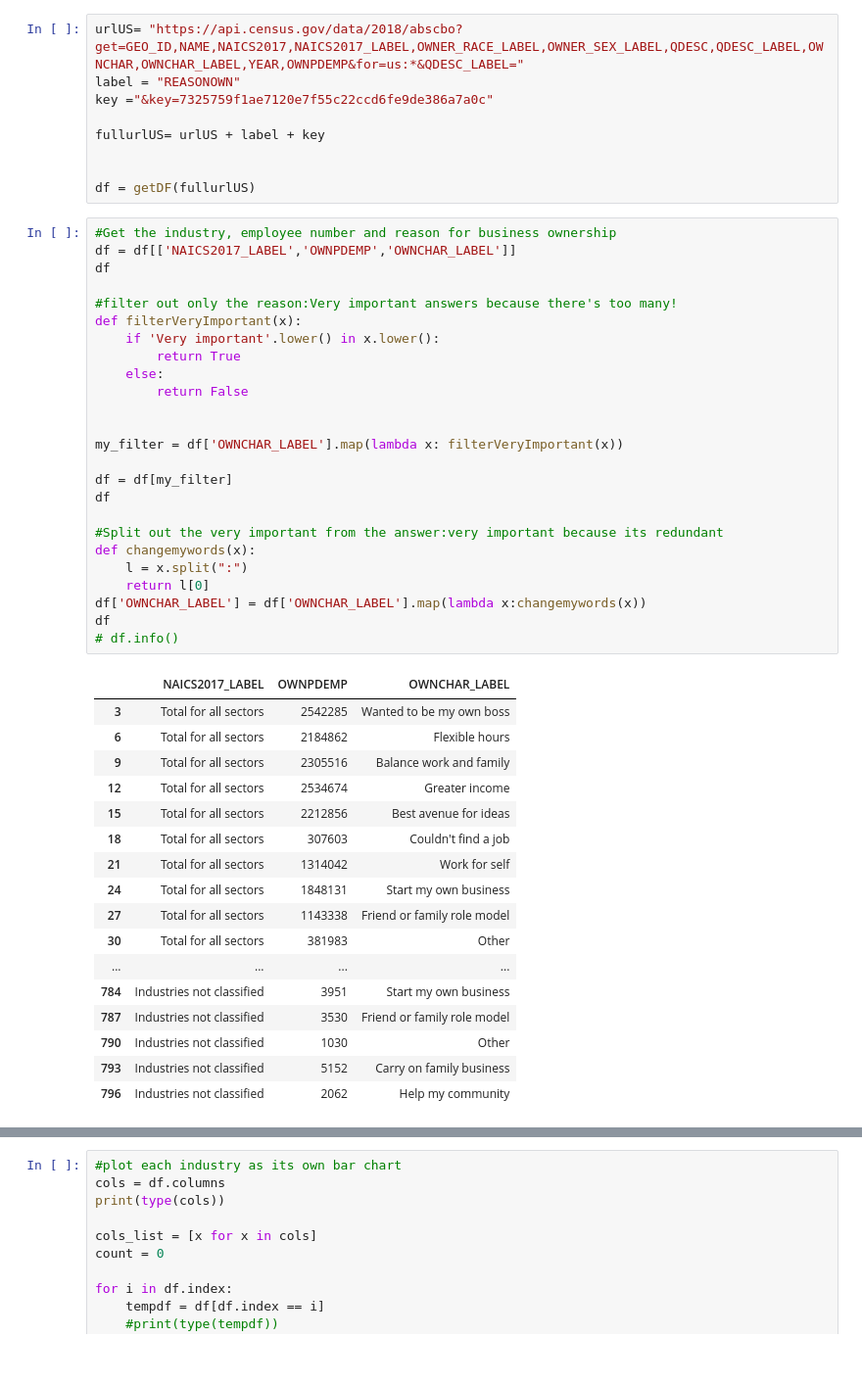
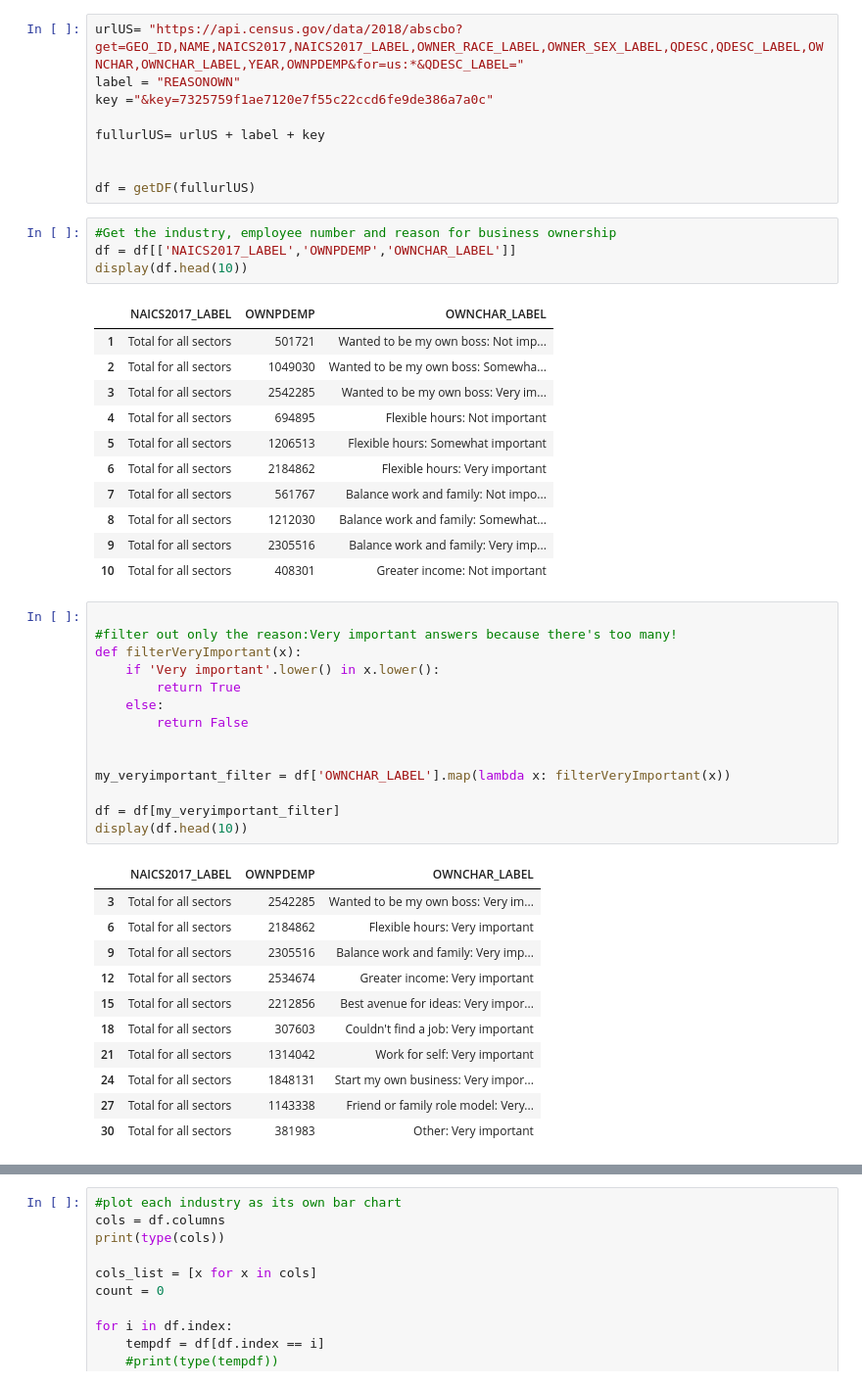
Before and after one commit to snowwly/Assessment_CensusAPIData_Panadas, a Jupyter notebook: Shirley/Q1ETL.ipynb, the cells around one changed output, grey strips where cells are left out. Shown: that part at 98% size. Saved outputs shown, nothing was run; the diff lists cells and outputs as text; blank space fills up the shorter version.

```diff
--- a/Shirley/shirley_notebook2.ipynb
+++ b/Shirley/Q1ETL.ipynb
@@ -28,46 +30,45 @@ fullurlUS= urlUS + label + key
 
 
 df = getDF(fullurlUS)
+# %%
+#Get the industry, employee number and reason for business ownership
+df = df[['NAICS2017_LABEL','OWNPDEMP','OWNCHAR_LABEL']]
+display(df.head(10))
+# %% [output]
+|  | NAICS2017_LABEL | OWNPDEMP | OWNCHAR_LABEL |
+| 1 | Total for all sectors | 501721 | Wanted to be my own boss: Not imp... |
+| 2 | Total for all sectors | 1049030 | Wanted to be my own boss: Somewha... |
+| 3 | Total for all sectors | 2542285 | Wanted to be my own boss: Very im... |
+| 4 | Total for all sectors | 694895 | Flexible hours: Not important |
+| 5 | Total for all sectors | 1206513 | Flexible hours: Somewhat important |
+| 6 | Total for all sectors | 2184862 | Flexible hours: Very important |
+| 7 | Total for all sectors | 561767 | Balance work and family: Not impo... |
+| 8 | Total for all sectors | 1212030 | Balance work and family: Somewhat... |
+| 9 | Total for all sectors | 2305516 | Balance work and family: Very imp... |
+| 10 | Total for all sectors | 408301 | Greater income: Not important |
 # %%
-#Get the industry, employee number and reason for business ownership
-df = df[['NAICS2017_LABEL','OWNPDEMP','OWNCHAR_LABEL']]
-df
 
 #filter out only the reason:Very important answers because there's too many!
 def filterVeryImportant(x):
     if 'Very important'.lower() in x.lower():
         return True
     else:
         return False
 
 
-my_filter = df['OWNCHAR_LABEL'].map(lambda x: filterVeryImportant(x))
+my_veryimportant_filter = df['OWNCHAR_LABEL'].map(lambda x: filterVeryImportant(x))
 
-df = df[my_filter]
-df
-
-#Split out the very important from the answer:very important because its redundant
-def changemywords(x):
-    l = x.split(":")
-    return l[0]
-df['OWNCHAR_LABEL'] = df['OWNCHAR_LABEL'].map(lambda x:changemywords(x))
-df
-# df.info()
+df = df[my_veryimportant_filter]
+display(df.head(10))
 # %% [output]
 |  | NAICS2017_LABEL | OWNPDEMP | OWNCHAR_LABEL |
-| 3 | Total for all sectors | 2542285 | Wanted to be my own boss |
-| 6 | Total for all sectors | 2184862 | Flexible hours |
-| 9 | Total for all sectors | 2305516 | Balance work and family |
-| 12 | Total for all sectors | 2534674 | Greater income |
-| 15 | Total for all sectors | 2212856 | Best avenue for ideas |
-| 18 | Total for all sectors | 307603 | Couldn't find a job |
-| 21 | Total for all sectors | 1314042 | Work for self |
-| 24 | Total for all sectors | 1848131 | Start my own business |
-| 27 | Total for all sectors | 1143338 | Friend or family role model |
-| 30 | Total for all sectors | 381983 | Other |
-| ... | ... | ... | ... |
-| 784 | Industries not classified | 3951 | Start my own business |
-| 787 | Industries not classified | 3530 | Friend or family role model |
-| 790 | Industries not classified | 1030 | Other |
-| 793 | Industries not classified | 5152 | Carry on family business |
-| 796 | Industries not classified | 2062 | Help my community |
+| 3 | Total for all sectors | 2542285 | Wanted to be my own boss: Very im... |
+| 6 | Total for all sectors | 2184862 | Flexible hours: Very important |
+| 9 | Total for all sectors | 2305516 | Balance work and family: Very imp... |
+| 12 | Total for all sectors | 2534674 | Greater income: Very important |
+| 15 | Total for all sectors | 2212856 | Best avenue for ideas: Very impor... |
+| 18 | Total for all sectors | 307603 | Couldn't find a job: Very important |
+| 21 | Total for all sectors | 1314042 | Work for self: Very important |
+| 24 | Total for all sectors | 1848131 | Start my own business: Very impor... |
+| 27 | Total for all sectors | 1143338 | Friend or family role model: Very... |
+| 30 | Total for all sectors | 381983 | Other: Very important |
```
Also changed, not shown: parts of 6 cells of this notebook, 2 other files.
